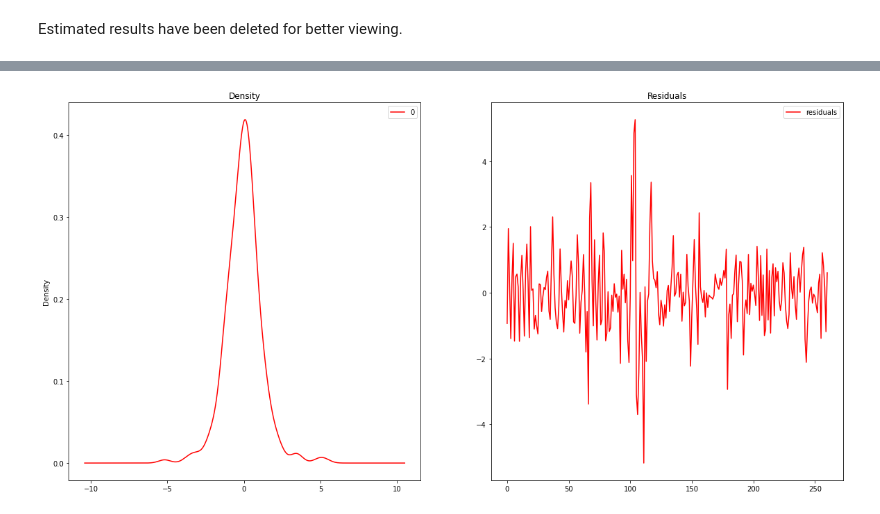
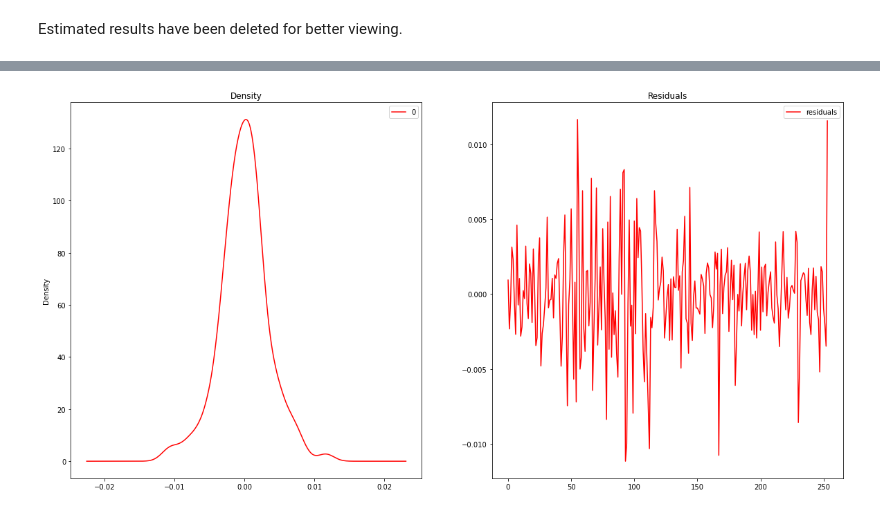
Before and after one commit to caiobaptistaa/Econometria-4_PUC-Rio, a Jupyter notebook: Trabalho_1_Quest_2_AR.ipynb, the cells around one changed output, grey strips where cells are left out. Saved outputs shown, nothing was run; the diff lists cells and outputs as text; code cells hidden in the pictures.

```diff
--- a/Trabalho_1_Quest_2_AR.ipynb
+++ b/Trabalho_1_Quest_2_AR.ipynb
@@ -411,0 +216,3 @@ len(predictions), len(test), len(X)
+# %%
+observed = test[12:]
+len(observed)
@@ -411,0 +221,6 @@ len(predictions), len(test), len(X)
+# %%
+observed = np.array(observed)
+predictions = np.array(predictions)
+observed = observed.reshape(-1, 1)
+predictions = predictions.reshape(-1, 1)
+observed.shape, predictions.shape
@@ -411,0 +233,6 @@ len(predictions), len(test), len(X)
+# %%
+observed_copies =  np.repeat(observed, CPI_st.shape[1], axis = -1)
+observed_real = scaler.inverse_transform(observed_copies)[:, 0]
+# %%
+predictions_copies =  np.repeat(predictions, CPI_st.shape[1], axis = -1)
+predictions_real = scaler.inverse_transform(predictions_copies)[:, 0]
@@ -412,11 +250,11 @@ len(predictions), len(test), len(X)
 # %%
-pred_df = pd.DataFrame(predictions)
-observed_df = pd.DataFrame(test)
+pred_df = pd.DataFrame(predictions_real)
+observed_df = pd.DataFrame(observed_real)
 residuals = pd.DataFrame(pred_df - observed_df)
 fig, ax = plt.subplots(1,2, figsize = (20, 10))
 residuals.plot(kind='kde', title='Density', ax=ax[0], color = "red")
 residuals.plot(title="Residuals", ax=ax[1], color = "red")
 plt.legend(["residuals"])
 plt.show()
 # %% [output]
-[figure, old version]
+[figure, new version]
```
Also changed, not shown: parts of 60 cells of this notebook.
